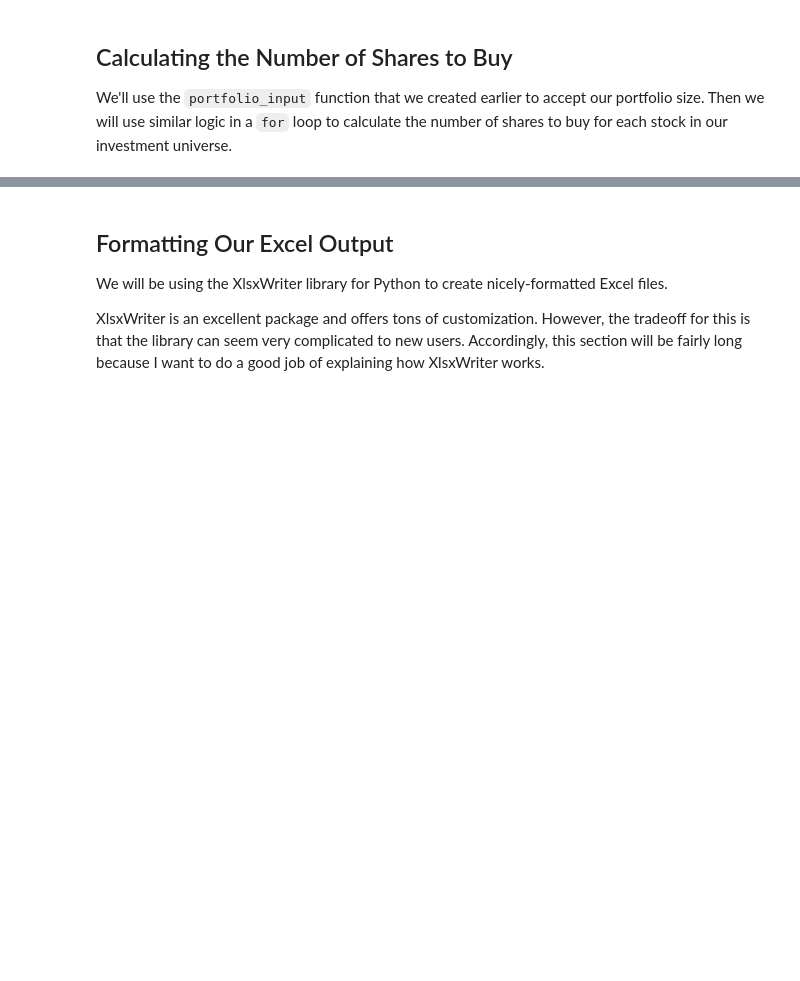
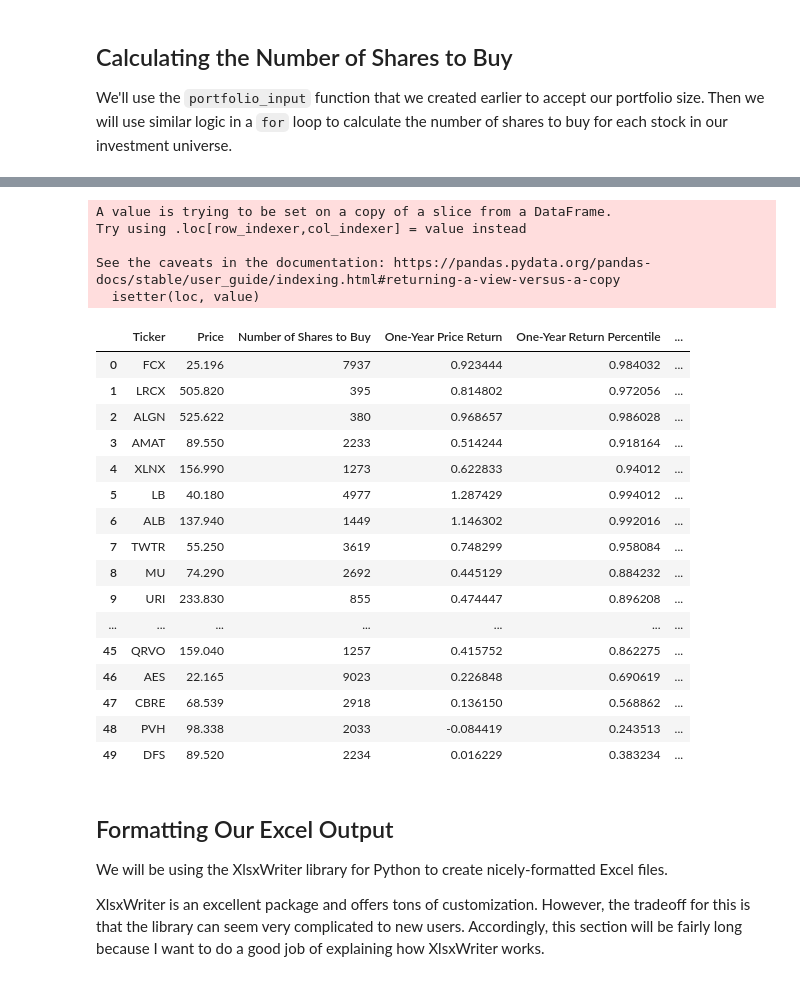
Before and after one commit to MrNullPointer/Algorithmic-Stock-Trading, a Jupyter notebook: starter_files/002_quantitative_momentum_strategy.ipynb, the cells around one changed output, grey strips where cells are left out. Drawn from its saved outputs; the diff is of its cells as text; code cells hidden in the pictures; blank space fills up the shorter version.

```diff
--- a/starter_files/002_quantitative_momentum_strategy.ipynb
+++ b/starter_files/002_quantitative_momentum_strategy.ipynb
@@ -150,3 +404,31 @@ We'll use the `portfolio_input` function that we created earlier to accept our p
+# %%
+position_size = float(portfolio_size) / len(hqm_dataframe.index)
+for row in hqm_dataframe.index:
+    hqm_dataframe.loc[row, "Number of Shares to Buy"] = math.floor(position_size/hqm_dataframe.loc[row, 'Price'])
+hqm_dataframe
+# %% [output]
+A value is trying to be set on a copy of a slice from a DataFrame.
+Try using .loc[row_indexer,col_indexer] = value instead
+
+See the caveats in the documentation: https://pandas.pydata.org/pandas-docs/stable/user_guide/indexing.html#returning-a-view-versus-a-copy
+  isetter(loc, value)
+|  | Ticker | Price | Number of Shares to Buy | One-Year Price Return | One-Year Return Percentile | ... |
+| 0 | FCX | 25.196 | 7937 | 0.923444 | 0.984032 | ... |
+| 1 | LRCX | 505.820 | 395 | 0.814802 | 0.972056 | ... |
+| 2 | ALGN | 525.622 | 380 | 0.968657 | 0.986028 | ... |
+| 3 | AMAT | 89.550 | 2233 | 0.514244 | 0.918164 | ... |
+| 4 | XLNX | 156.990 | 1273 | 0.622833 | 0.94012 | ... |
+| 5 | LB | 40.180 | 4977 | 1.287429 | 0.994012 | ... |
+| 6 | ALB | 137.940 | 1449 | 1.146302 | 0.992016 | ... |
+| 7 | TWTR | 55.250 | 3619 | 0.748299 | 0.958084 | ... |
+| 8 | MU | 74.290 | 2692 | 0.445129 | 0.884232 | ... |
+| 9 | URI | 233.830 | 855 | 0.474447 | 0.896208 | ... |
+| ... | ... | ... | ... | ... | ... | ... |
+| 45 | QRVO | 159.040 | 1257 | 0.415752 | 0.862275 | ... |
+| 46 | AES | 22.165 | 9023 | 0.226848 | 0.690619 | ... |
+| 47 | CBRE | 68.539 | 2918 | 0.136150 | 0.568862 | ... |
+| 48 | PVH | 98.338 | 2033 | -0.084419 | 0.243513 | ... |
+| 49 | DFS | 89.520 | 2234 | 0.016229 | 0.383234 | ... |
 # %% [markdown]
 ## Formatting Our Excel Output
 
```
Also changed, not shown: parts of 16 cells of this notebook, 3 other files.
